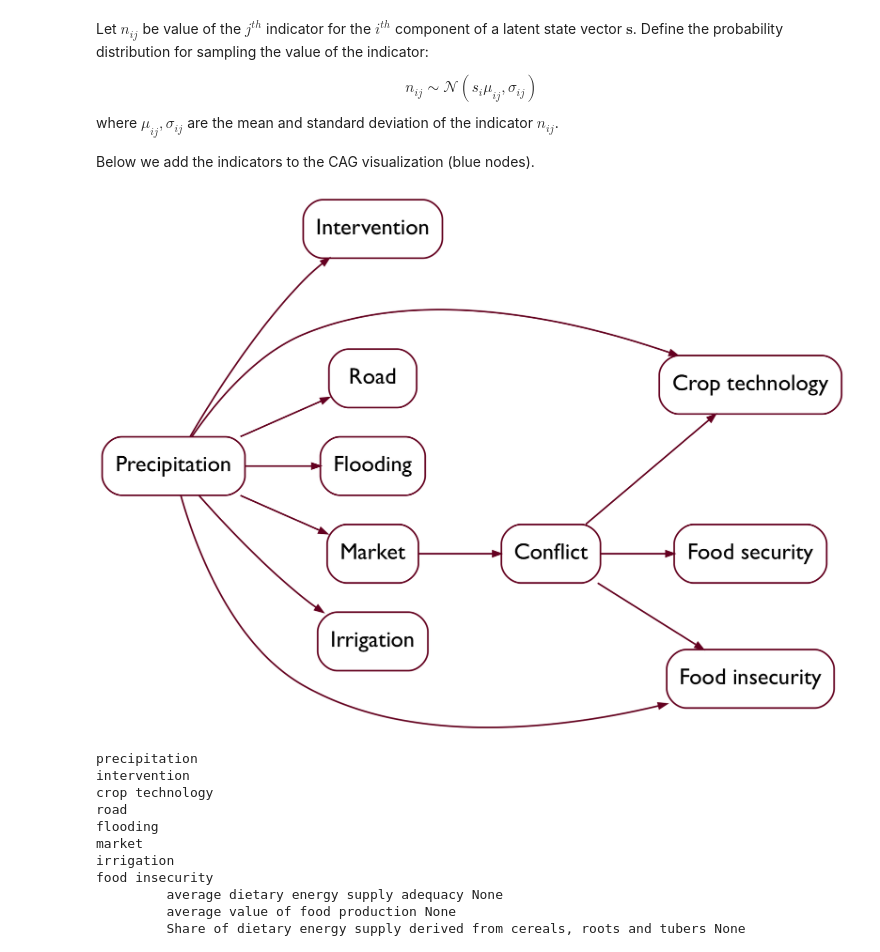
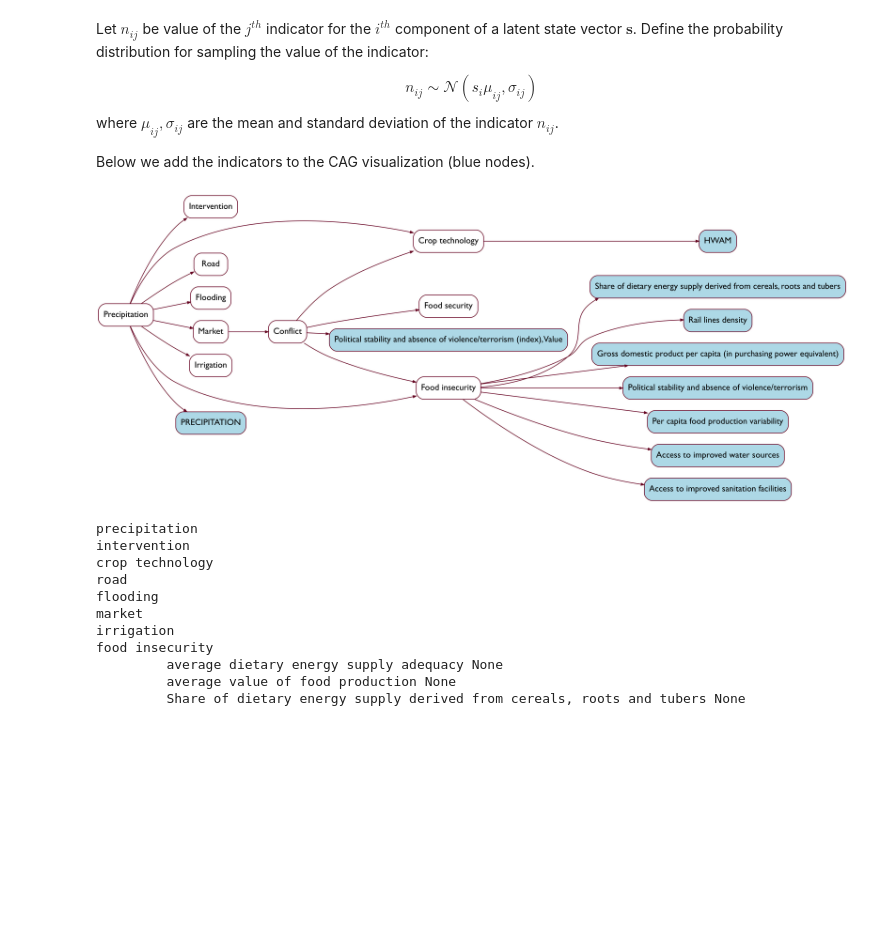
Before and after one commit to ml4ai/delphi, a Jupyter notebook: apps/WC Hackathon Demo.ipynb, the cells around one changed output. Saved outputs shown, nothing was run; the diff lists cells and outputs as text; code cells hidden in the pictures; blank space fills up the shorter version.

Commit message:
image updated

```diff
--- a/apps/WC Hackathon Demo.ipynb
+++ b/apps/WC Hackathon Demo.ipynb
@@ -151,18 +151,19 @@ Below we add the indicators to the CAG visualization (blue nodes).
 # %%
 def add_indicators_to_CAG_viz(A, CAG):
     for n in CAG.nodes(data = True):
         if n[1].get('indicators') is not None:
             for ind in n[1]['indicators']:
                 node_label = ind.name
                 A.add_node(node_label, style='rounded, filled', fillcolor = 'lightblue')
                 A.add_edge(n[0].capitalize(), node_label)
     A.graph_attr['rankdir']='LR'
     A.graph_attr['overlap']='scale'
+    return A
 
-add_indicators_to_CAG_viz(A, CAG)
+A = add_indicators_to_CAG_viz(A, CAG)
 Image(A.draw(format='png', prog='dot'))
 # %% [output]
-[figure, old version]
+[figure, new version]
 # %%
 CAG = set_indicators(CAG)
 def print_indicators():
```
